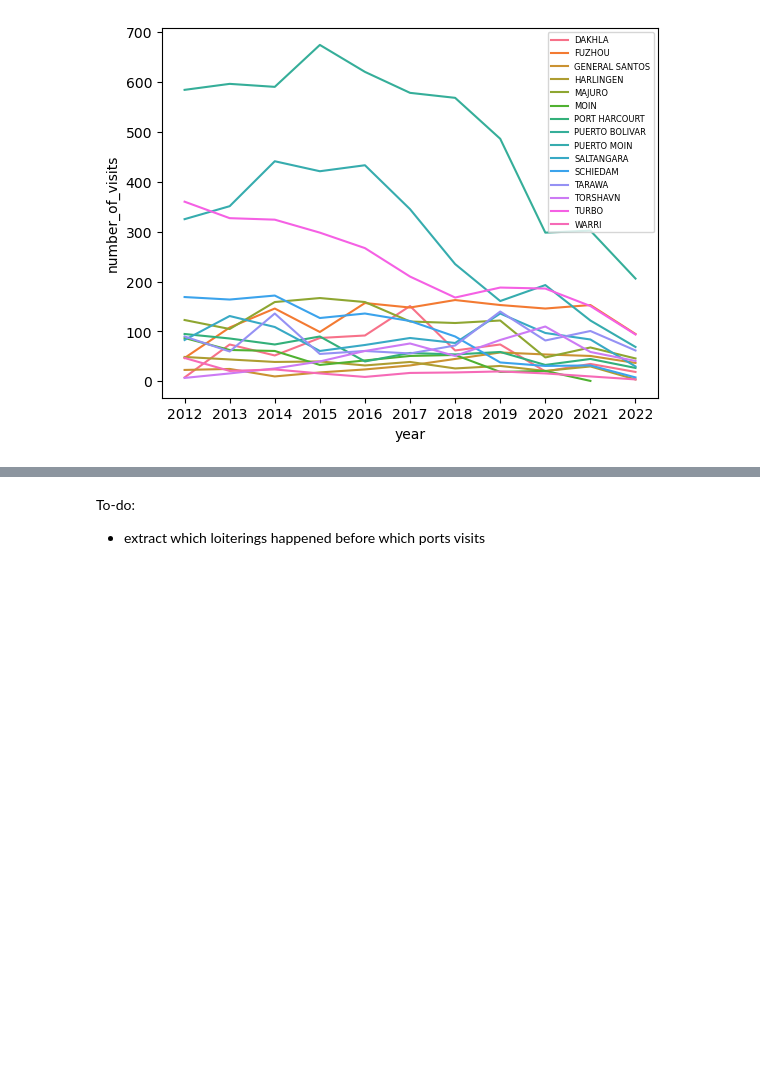
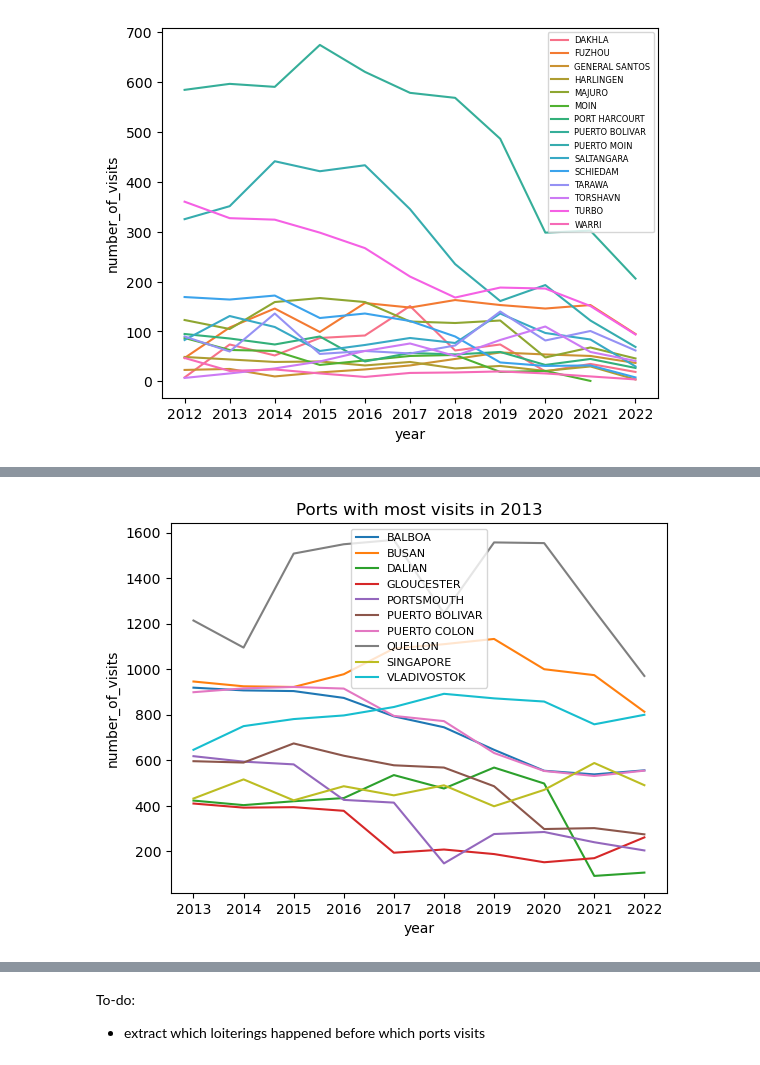
Before and after one commit to sebdodt/90739-iuu-systems-project, a Jupyter notebook: port_evaluation/eda/midterm/3_ports/ports.ipynb, the cells around one changed output, grey strips where cells are left out. Cells and saved outputs as stored; diff of their text form; code cells hidden in the pictures; blank space fills up the shorter version.

```diff
--- a/port_evaluation/eda/midterm/3_ports/ports.ipynb
+++ b/port_evaluation/eda/midterm/3_ports/ports.ipynb
@@ -324,0 +347,19 @@ all_data.loc[all_data['port.name'].isin(large_ports['port.name']),:].to_csv('/Us
+# %%
+top_2013 = all_data.loc[all_data['year']=='2013',:] \
+    .sort_values('number_of_visits', ascending=False) \
+    .head(10)
+plot_data7 = all_data.loc[all_data['port.name'].isin(top_2013['port.name']),:]
+plot_data7 = plot_data7.loc[plot_data7['year']>'2012',:].reset_index(drop=True)
+for row in range(len(plot_data7)):
+    if plot_data7.loc[row,'year'] == '2022':
+        plot_data7.loc[row,'number_of_visits'] *= 1.333
+sns.lineplot(
+    data=plot_data7,
+    x='year',
+    y='number_of_visits',
+    hue='port.name'
+).legend(fontsize=8)
+plt.title('Ports with most visits in 2013')
+plt.show()
+# %% [output]
+[figure, added]
```
Also changed, not shown: parts of 7 cells of this notebook, 4 other files.
